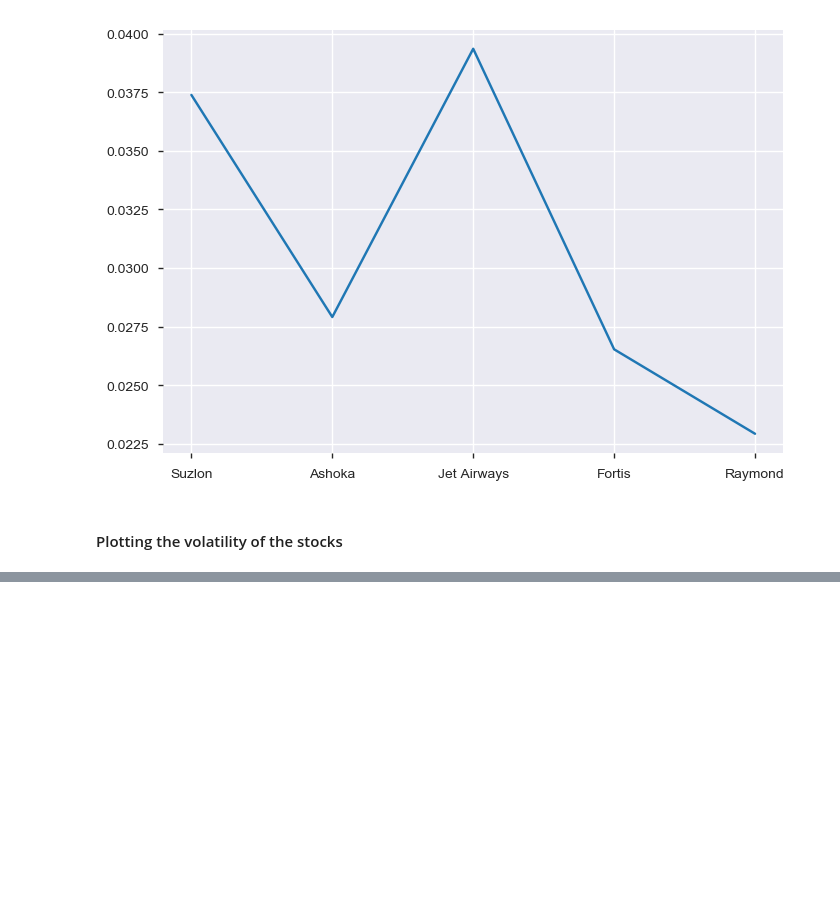
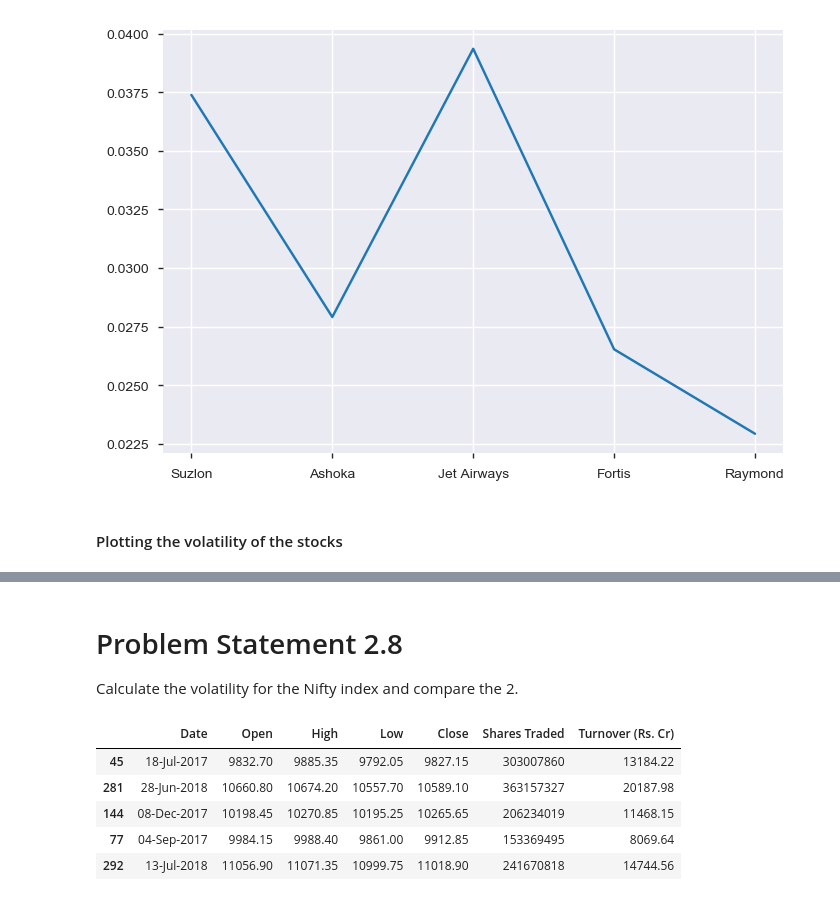
Before and after one commit to atkrish0/securitized-asset-analysis, a Jupyter notebook: 2 - Plotting in Financial Markets.ipynb, the cells around one changed output, grey strips where cells are left out. Drawn from its saved outputs; the diff is of its cells as text; code cells hidden in the pictures; blank space fills up the shorter version.

```diff
--- a/2 - Plotting in Financial Markets.ipynb
+++ b/2 - Plotting in Financial Markets.ipynb
@@ -420 +423,5 @@ plt.show()
 [figure]
+# %% [markdown]
+# Problem Statement 2.8
+
+Calculate the volatility for the Nifty index and compare the 2.
@@ -420,0 +430,9 @@ plt.show()
+# %%
+nifty.sample(5)
+# %% [output]
+|  | Date | Open | High | Low | Close | Shares Traded | Turnover (Rs. Cr) |
+| 45 | 18-Jul-2017 | 9832.70 | 9885.35 | 9792.05 | 9827.15 | 303007860 | 13184.22 |
+| 281 | 28-Jun-2018 | 10660.80 | 10674.20 | 10557.70 | 10589.10 | 363157327 | 20187.98 |
+| 144 | 08-Dec-2017 | 10198.45 | 10270.85 | 10195.25 | 10265.65 | 206234019 | 11468.15 |
+| 77 | 04-Sep-2017 | 9984.15 | 9988.40 | 9861.00 | 9912.85 | 153369495 | 8069.64 |
+| 292 | 13-Jul-2018 | 11056.90 | 11071.35 | 10999.75 | 11018.90 | 241670818 | 14744.56 |
```
Also changed, not shown: parts of 13 cells of this notebook.
